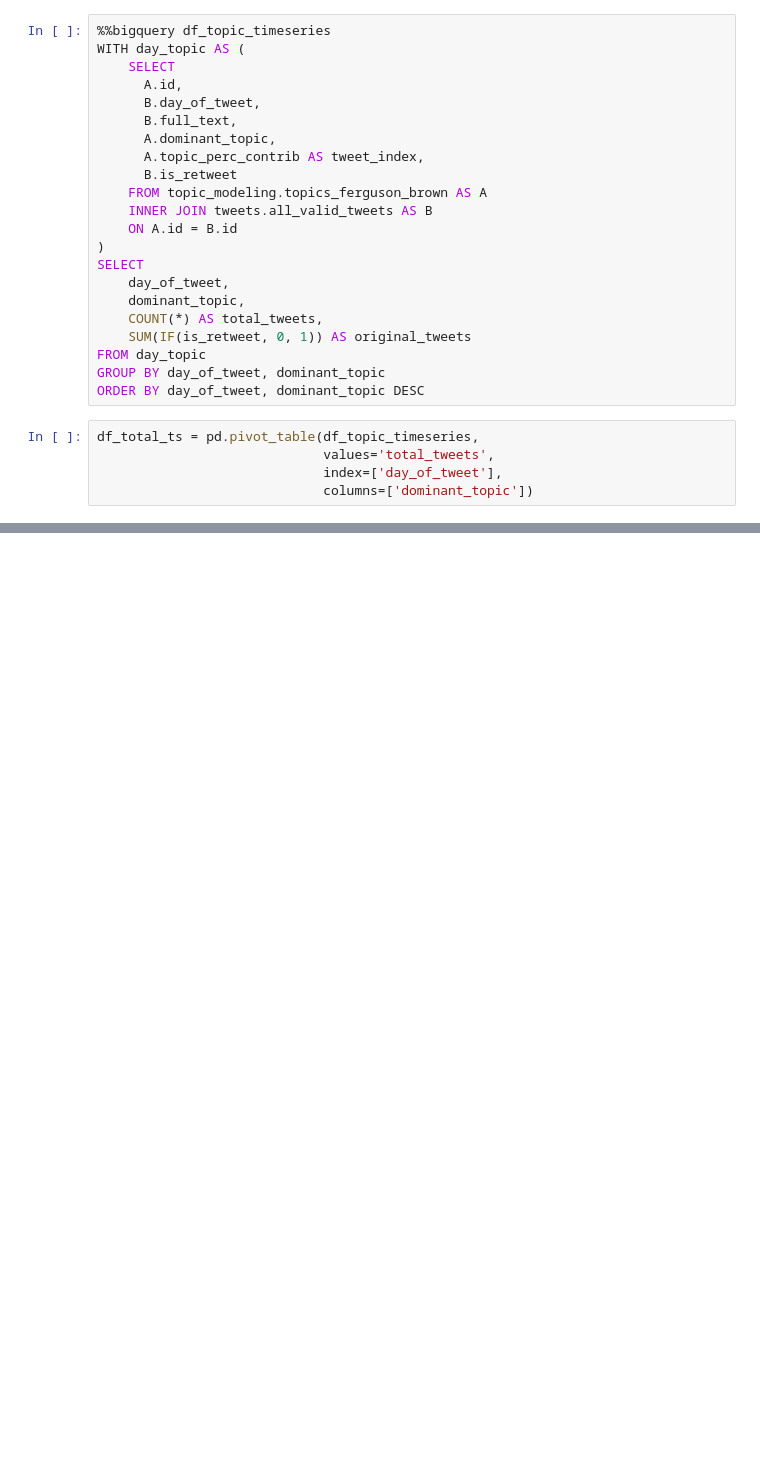
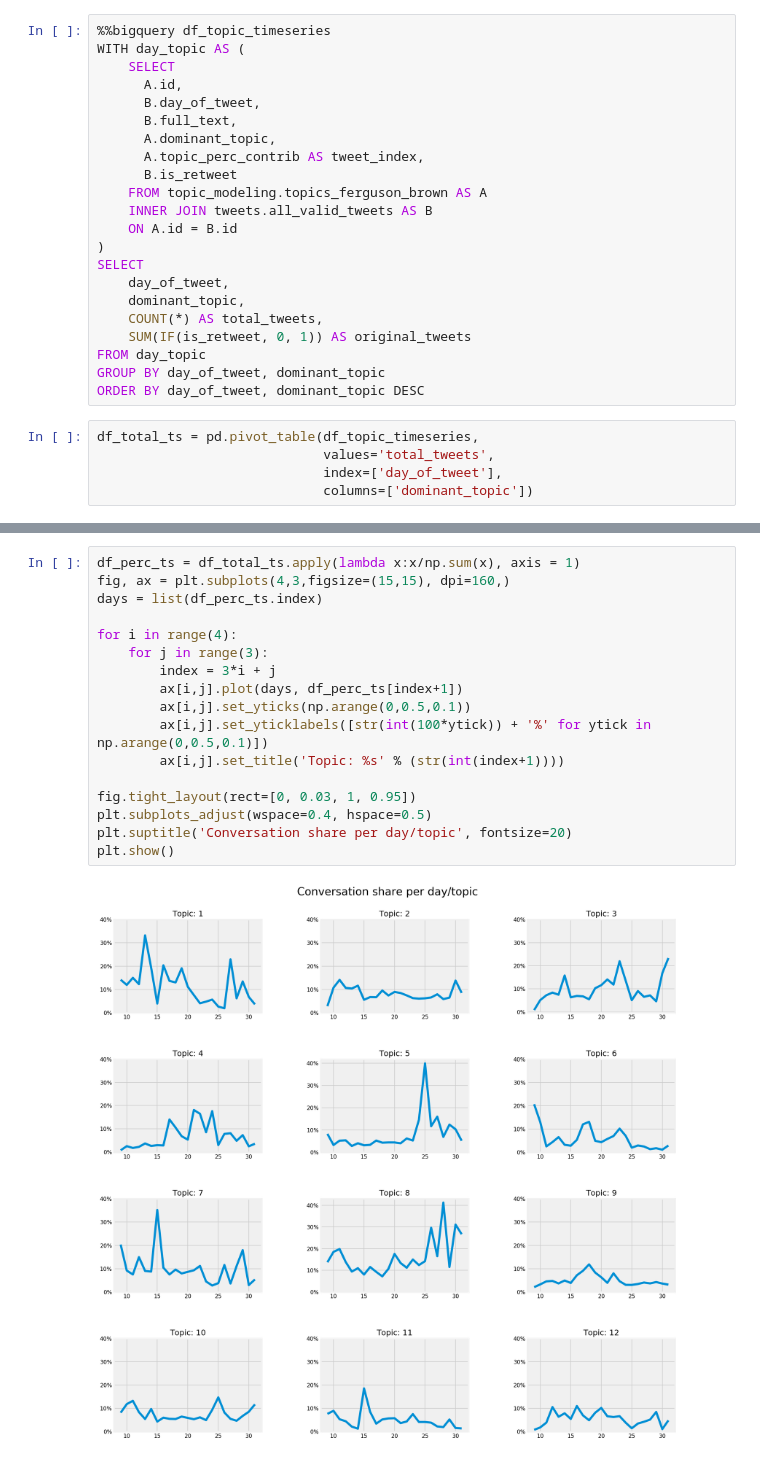
Before and after one commit to opardo/BlackLivesMatter, a Jupyter notebook: TopicModeling/ferguson_brown_topic_analysis.ipynb, the cells around one changed output, grey strips where cells are left out. Drawn from its saved outputs; the diff is of its cells as text; blank space fills up the shorter version.

```diff
--- a/TopicModeling/ferguson_brown_topic_analysis.ipynb
+++ b/TopicModeling/ferguson_brown_topic_analysis.ipynb
@@ -172,0 +173,19 @@ plt.show()
+# %%
+df_perc_ts = df_total_ts.apply(lambda x:x/np.sum(x), axis = 1)
+fig, ax = plt.subplots(4,3,figsize=(15,15), dpi=160,)
+days = list(df_perc_ts.index)
+
+for i in range(4):
+    for j in range(3):
+        index = 3*i + j
+        ax[i,j].plot(days, df_perc_ts[index+1])
+        ax[i,j].set_yticks(np.arange(0,0.5,0.1))
+        ax[i,j].set_yticklabels([str(int(100*ytick)) + '%' for ytick in np.arange(0,0.5,0.1)])
+        ax[i,j].set_title('Topic: %s' % (str(int(index+1))))
+
+fig.tight_layout(rect=[0, 0.03, 1, 0.95])
+plt.subplots_adjust(wspace=0.4, hspace=0.5)
+plt.suptitle('Conversation share per day/topic', fontsize=20)
+plt.show()
+# %% [output]
+[figure, added]
```
Also changed, not shown: parts of 4 cells of this notebook.
